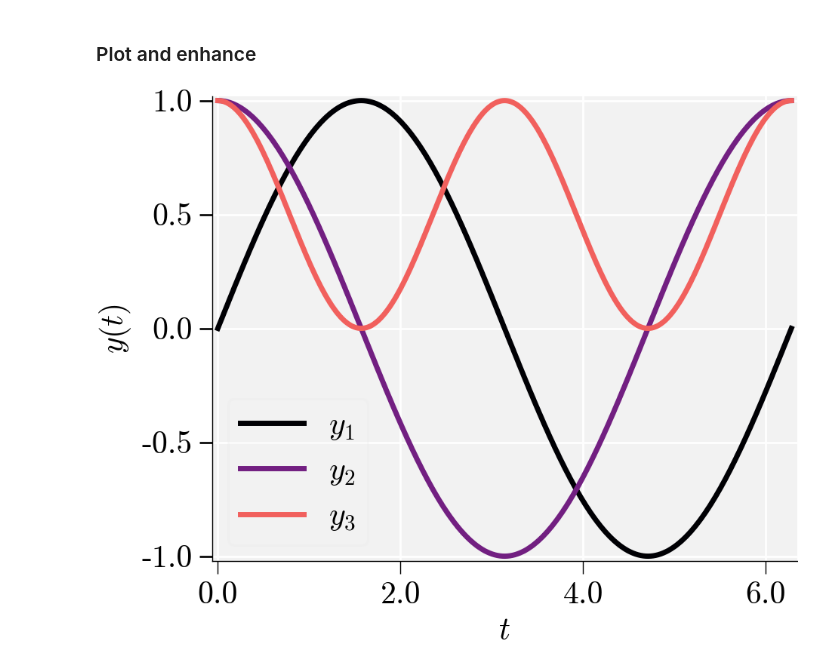
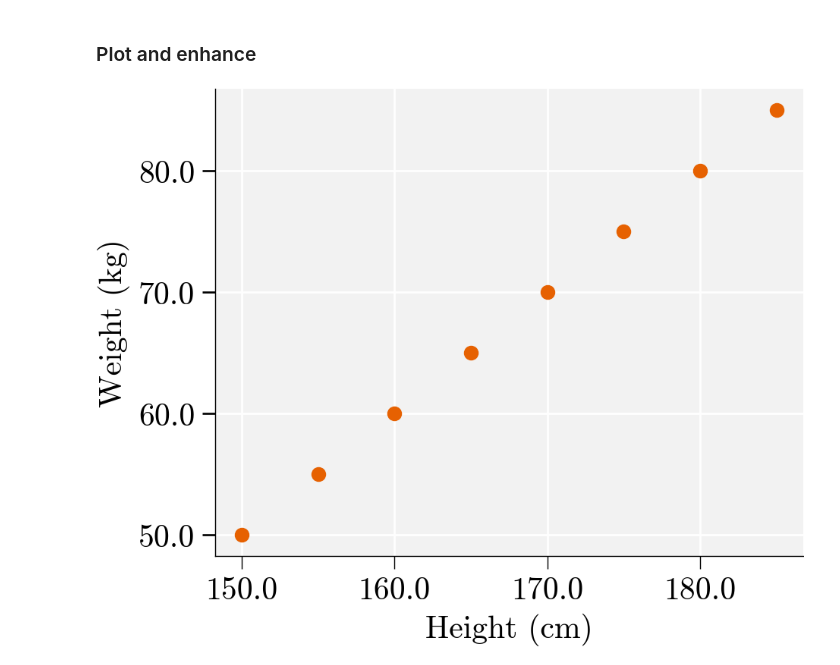
Before and after one commit to suparnob100/visualization, a Jupyter notebook: Publication_quality_graphs/PYTHON/Example.ipynb, the cells around one changed output. Saved outputs shown, nothing was run; the diff lists cells and outputs as text; code cells hidden in the pictures.

```diff
--- a/Publication_quality_graphs/PYTHON/Example.ipynb
+++ b/Publication_quality_graphs/PYTHON/Example.ipynb
@@ -3,7 +3,7 @@ from utils.fig2py import *
 # %% [markdown]
 ### Data
 # %%
-fig_file_loc = '../MATLAB/Figs/line'
+fig_file_loc = '../MATLAB/Figs/scatter'
 fname = fig_file_loc.split('/')[-1]
 # %%
 plot_data = fig2py(fig_file_loc)
@@ -41,48 +41,49 @@ There are three primary categories of colormaps:
 'Pastel1': A collection of soft, pastel colors.
 'Set3': This colormap offers a broad range of colors, suitable for representing a larger number of categories.
 # %%
-from cycler import cycler
-import numpy as np
-import matplotlib.ticker as ticker
+# from cycler import cycler
+# import numpy as np
+# import matplotlib.ticker as ticker
 
-# Example: Generate colors from the 'magma' colormap
-num_colors = 4
-colors = plt.cm.magma(np.linspace(0, 1, num_colors))
+# # Example: Generate colors from the 'magma' colormap
+# num_colors = 4
+# colors = plt.cm.magma(np.linspace(0, 1, num_colors))
 
-# Update rcParams with generated color cycle
-plt.rcParams['axes.prop_cycle'] = cycler(color=colors)
+# # Update rcParams with generated color cycle
+# plt.rcParams['axes.prop_cycle'] = cycler(color=colors)
 # %% [markdown]
 ### Plot and enhance
 # %%
 # Plot data
 fig, ax = plt.subplots(figsize=(5,4))
 
 for i in range(len(plot_data)):
-    ax.plot(plot_data[i]['XData'][0],plot_data[i]['YData'][0])
-    # ax.scatter(plot_data[i]['XData'][0],plot_data[i]['YData'][0])
-    # ax.hist(plot_data[i]['Data'][0],10)
+    # ax.plot(plot_data[i]['XData'][0],plot_data[i]['YData'][0])
+    # ax.fill_between(plot_data[i]['XData'][0],plot_data[i]['YData'][0])
+    ax.scatter(plot_data[i]['XData'][0],plot_data[i]['YData'][0])
+    # ax.hist(plot_data[i]['Data'][0],11)
 
 # Label axis
-ax.set_xlabel("$t$")
-ax.set_ylabel("$y(t)$")
+ax.set_ylabel("Weight (kg)")
+ax.set_xlabel("Height (cm)")
 
 # Automatically adjust the axis limits to be tight around the data
 ax.autoscale(axis='both', tight=True)
 
 # Add legend
-plt.legend(['$y_1$','$y_2$','$y_3$'])
+# plt.legend(['$y_1$','$y_2$','$y_3$'])
 
 
 # Set the format for tick labels
 import matplotlib.ticker as ticker
 format_str = '%.1f'  # Two decimal places; adjust as needed
 ax.xaxis.set_major_formatter(ticker.FormatStrFormatter(format_str))
 ax.yaxis.set_major_formatter(ticker.FormatStrFormatter(format_str))
 
 
 # Display the figure
-plt.margins(0.01)
+plt.margins(0.05)
 plt.savefig('Examples/'+fname+'.pdf')
 plt.show()
 # %% [output]
-[figure, old version]
+[figure, new version]
```
Also changed, not shown: 5 other files.
